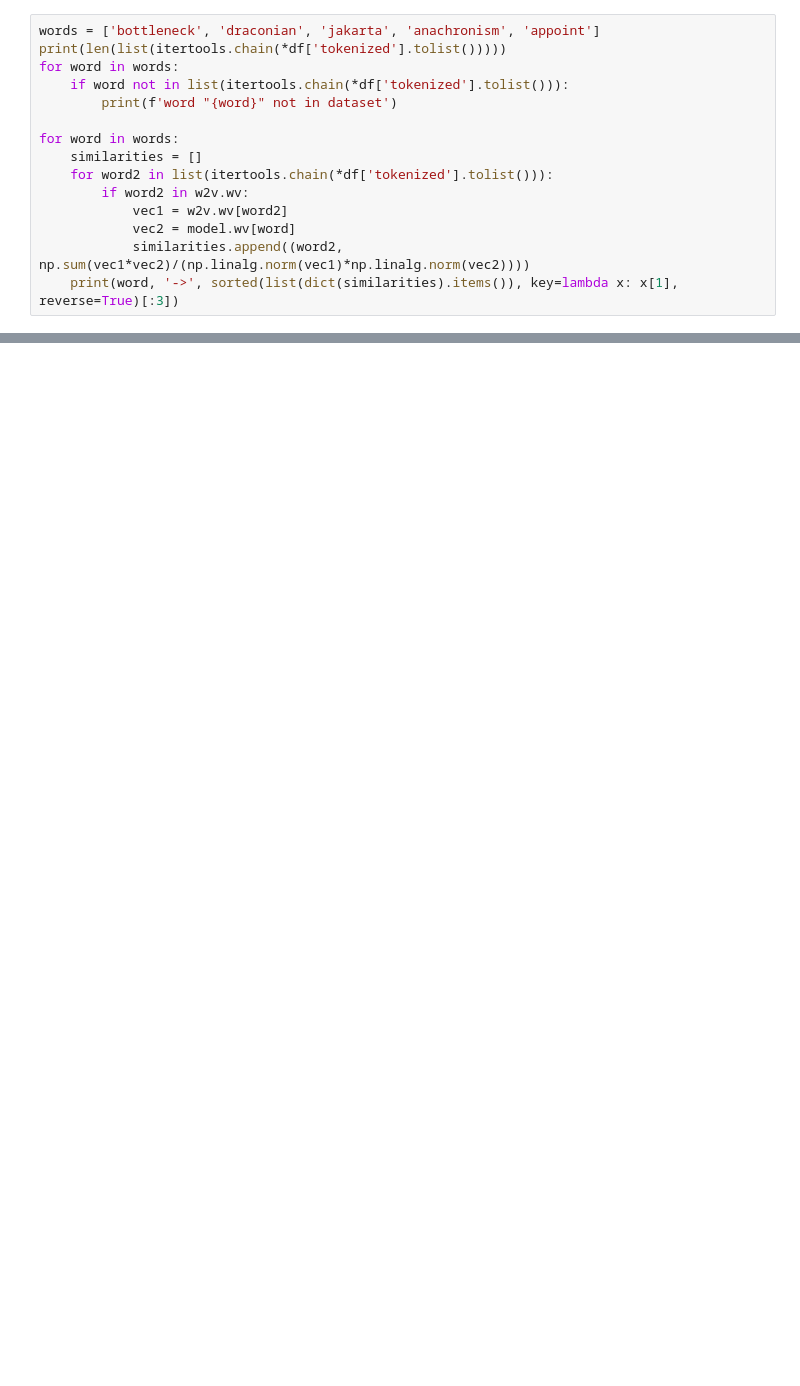
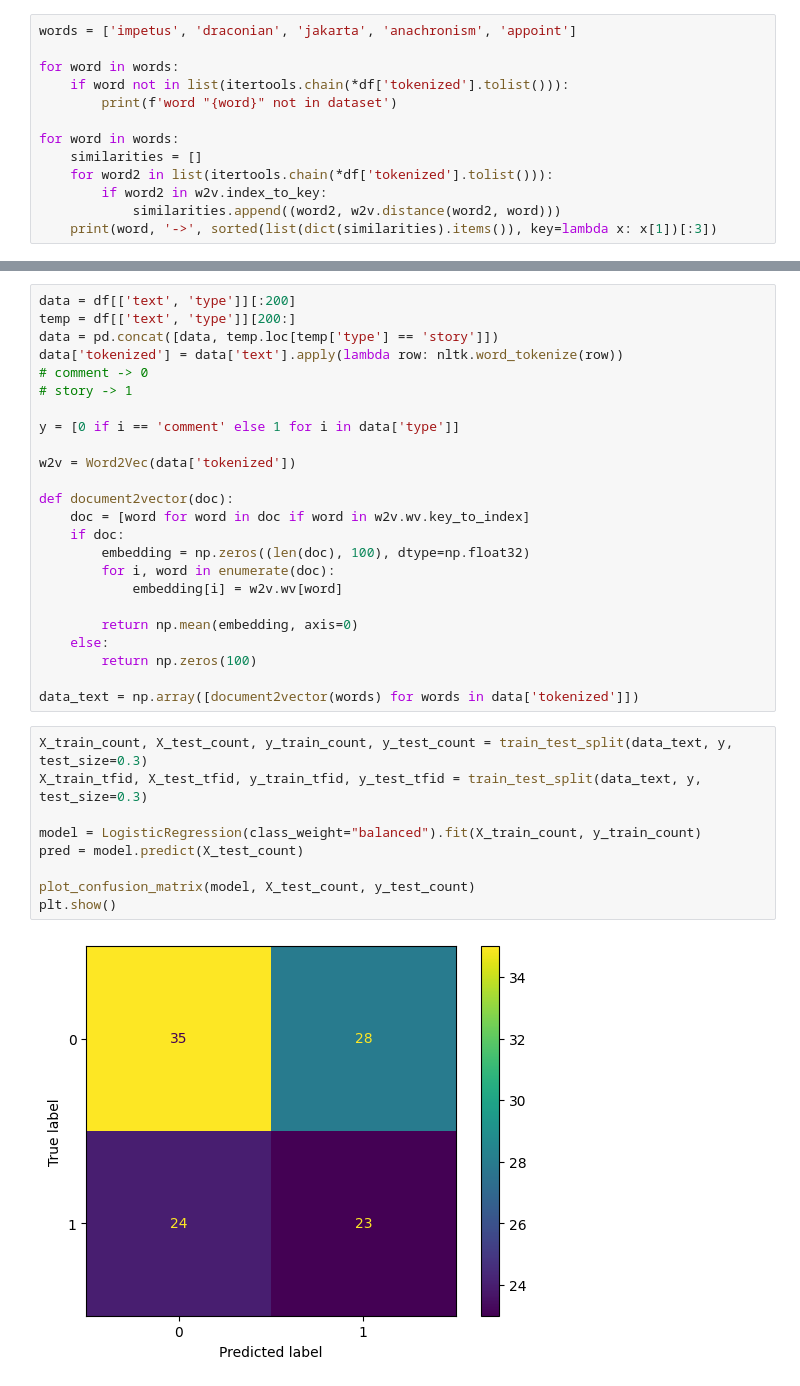
Before and after one commit to PeterMatthew/NLP, a Jupyter notebook: lista3.ipynb, the cells around one changed output, grey strips where cells are left out. Cells and saved outputs as stored; diff of their text form; blank space fills up the shorter version.

```diff
--- a/lista3.ipynb
+++ b/lista3.ipynb
@@ -33,6 +65,6 @@ b) escolha 5 palavras de consulta que não estejam em nenhum dos textos. Para ca
 # %%
-words = ['bottleneck', 'draconian', 'jakarta', 'anachronism', 'appoint']
-print(len(list(itertools.chain(*df['tokenized'].tolist()))))
+words = ['impetus', 'draconian', 'jakarta', 'anachronism', 'appoint']
+
 for word in words:
     if word not in list(itertools.chain(*df['tokenized'].tolist())):
         print(f'word "{word}" not in dataset')
@@ -40,9 +72,7 @@ for word in words:
 for word in words:
     similarities = []
     for word2 in list(itertools.chain(*df['tokenized'].tolist())):
-        if word2 in w2v.wv:
-            vec1 = w2v.wv[word2]
-            vec2 = model.wv[word]
-            similarities.append((word2, np.sum(vec1*vec2)/(np.linalg.norm(vec1)*np.linalg.norm(vec2))))
-    print(word, '->', sorted(list(dict(similarities).items()), key=lambda x: x[1], reverse=True)[:3])
+        if word2 in w2v.index_to_key:
+            similarities.append((word2, w2v.distance(word2, word)))
+    print(word, '->', sorted(list(dict(similarities).items()), key=lambda x: x[1])[:3])
 # %% [output]
@@ -63,0 +139,35 @@ c) Seja d um documento da base e w uma palavra de consulta. Implemente o seguint
+# %%
+data = df[['text', 'type']][:200]
+temp = df[['text', 'type']][200:]
+data = pd.concat([data, temp.loc[temp['type'] == 'story']])
+data['tokenized'] = data['text'].apply(lambda row: nltk.word_tokenize(row))
+# comment -> 0
+# story -> 1
+
+y = [0 if i == 'comment' else 1 for i in data['type']]
+
+w2v = Word2Vec(data['tokenized'])
+
+def document2vector(doc):
+    doc = [word for word in doc if word in w2v.wv.key_to_index]
+    if doc:
+        embedding = np.zeros((len(doc), 100), dtype=np.float32)
+        for i, word in enumerate(doc):
+            embedding[i] = w2v.wv[word]
+
+        return np.mean(embedding, axis=0)
+    else:
+        return np.zeros(100)
+
+data_text = np.array([document2vector(words) for words in data['tokenized']])
+# %%
+X_train_count, X_test_count, y_train_count, y_test_count = train_test_split(data_text, y, test_size=0.3)
+X_train_tfid, X_test_tfid, y_train_tfid, y_test_tfid = train_test_split(data_text, y, test_size=0.3)
+
+model = LogisticRegression(class_weight="balanced").fit(X_train_count, y_train_count)
+pred = model.predict(X_test_count)
+
+plot_confusion_matrix(model, X_test_count, y_test_count)
+plt.show()
+# %% [output]
+[figure, added]
```
Also changed, not shown: parts of 32 cells of this notebook.
